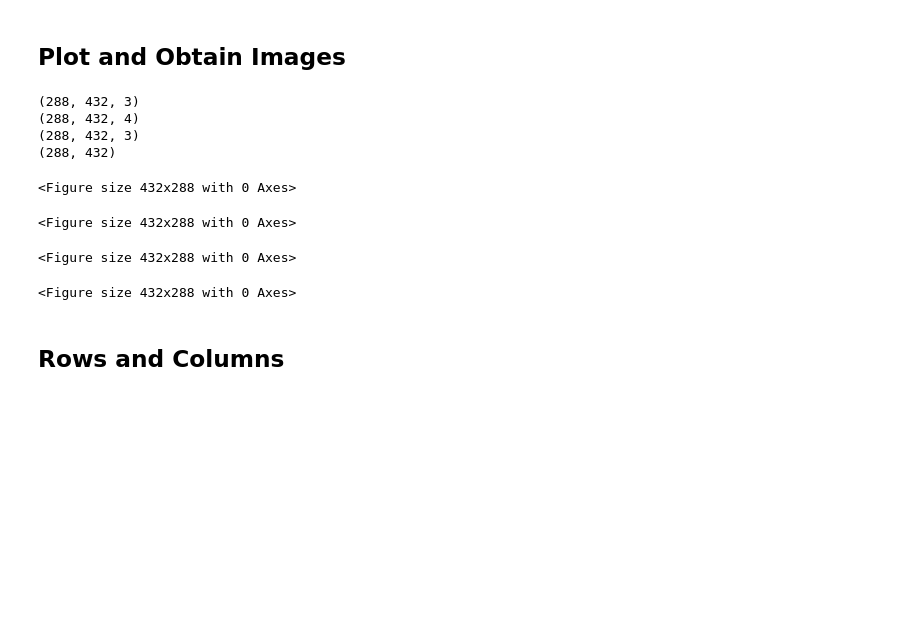
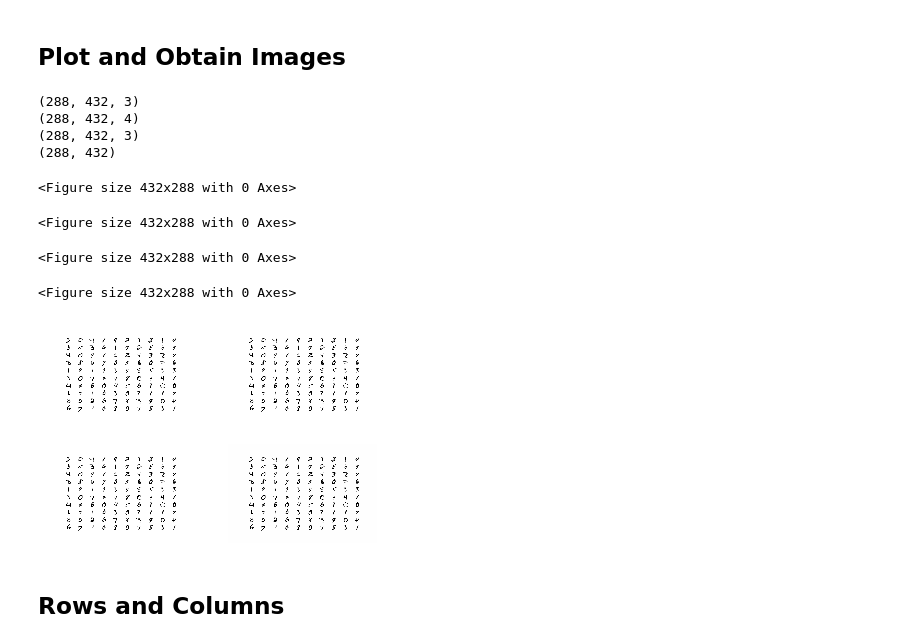
Before and after one commit to saravanabalagi/imshowtools, a Jupyter notebook: example/example.ipynb, the cells around one changed output. Drawn from its saved outputs; the diff is of its cells as text; code cells hidden in the pictures; blank space fills up the shorter version.

```diff
--- a/example/example.ipynb
+++ b/example/example.ipynb
@@ -25,27 +26,28 @@ imshow(*x_train[:100], cmap='binary')
 # %% [markdown]
 ## Plot and Obtain Images
 # %%
-image_1 = imshow(*x_train[:100], return_image=True)
-image_2 = imshow(*x_train[:100], return_image="RGBA")
-image_3 = imshow(*x_train[:100], return_image="RGB")
-image_4 = imshow(*x_train[:100], return_image="BW")
+image_1 = imshow(*x_train[:100], cmap='binary', return_image=True)
+image_2 = imshow(*x_train[:100], cmap='binary', return_image="RGBA")
+image_3 = imshow(*x_train[:100], cmap='binary', return_image="RGB")
+image_4 = imshow(*x_train[:100], cmap='binary', return_image="BW")
 print(image_1.shape)
 print(image_2.shape)
 print(image_3.shape)
 print(image_4.shape)
 
-# cv2.imwrite("saved_sample.png", image)
-# do stuff with 'image' or even
-# imshow(image)
+# cv2.imwrite("saved_sample.png", image_1)
+# do stuff with 'image_1' or even
+imshow(image_1, image_2, image_3, image_4)
 # %% [output]
 (288, 432, 3)
 (288, 432, 4)
 (288, 432, 3)
 (288, 432)
 <Figure size 432x288 with 0 Axes>
 <Figure size 432x288 with 0 Axes>
 <Figure size 432x288 with 0 Axes>
 <Figure size 432x288 with 0 Axes>
+[figure, added]
 # %% [markdown]
 ## Rows and Columns
 # %%
```
Also changed, not shown: parts of 9 cells of this notebook.
